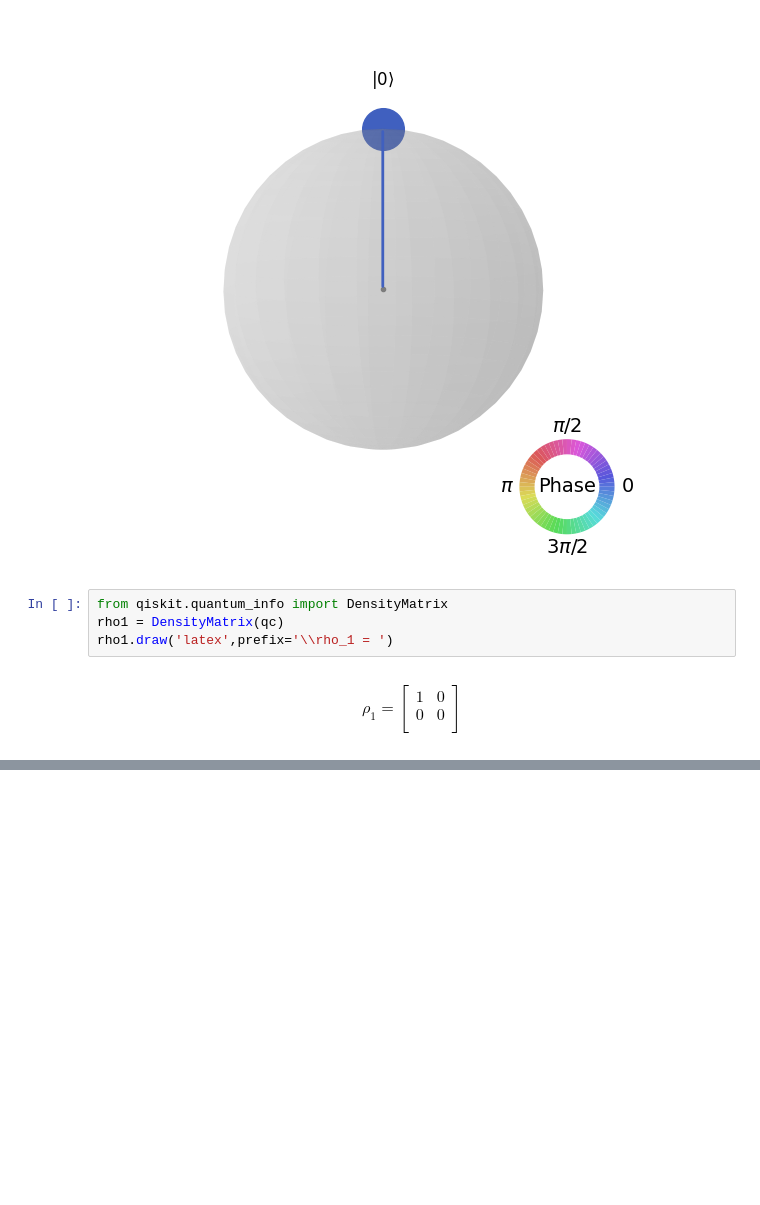
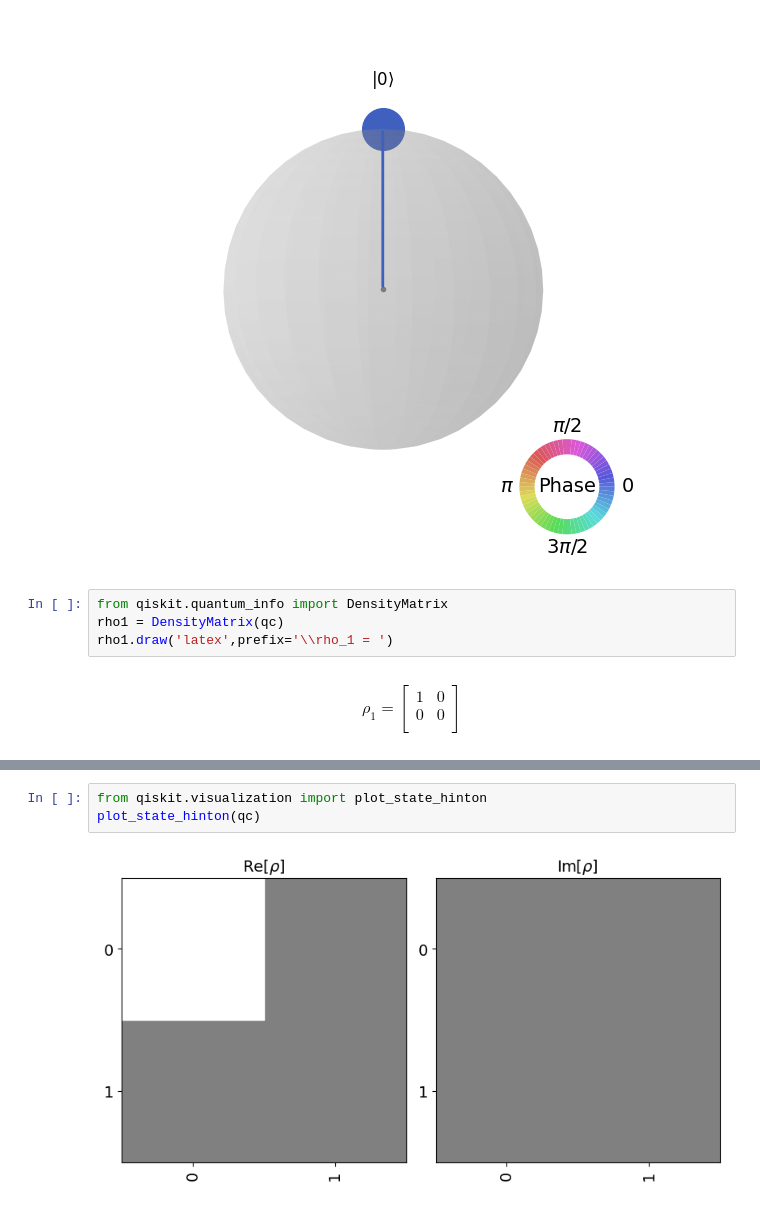
Before and after one commit to A-Hashemiann/Quantum_Information_Computation, a Jupyter notebook: Quantum_Computing/Pauli_Y.ipynb, the cells around one changed output, grey strips where cells are left out. Drawn from its saved outputs; the diff is of its cells as text; blank space fills up the shorter version.

```diff
--- a/Quantum_Computing/Pauli_Y.ipynb
+++ b/Quantum_Computing/Pauli_Y.ipynb
@@ -34,0 +40,5 @@ $$
+# %%
+from qiskit.visualization import plot_state_hinton
+plot_state_hinton(qc)
+# %% [output]
+[figure, added]
```
Also changed, not shown: parts of 2 cells of this notebook.
